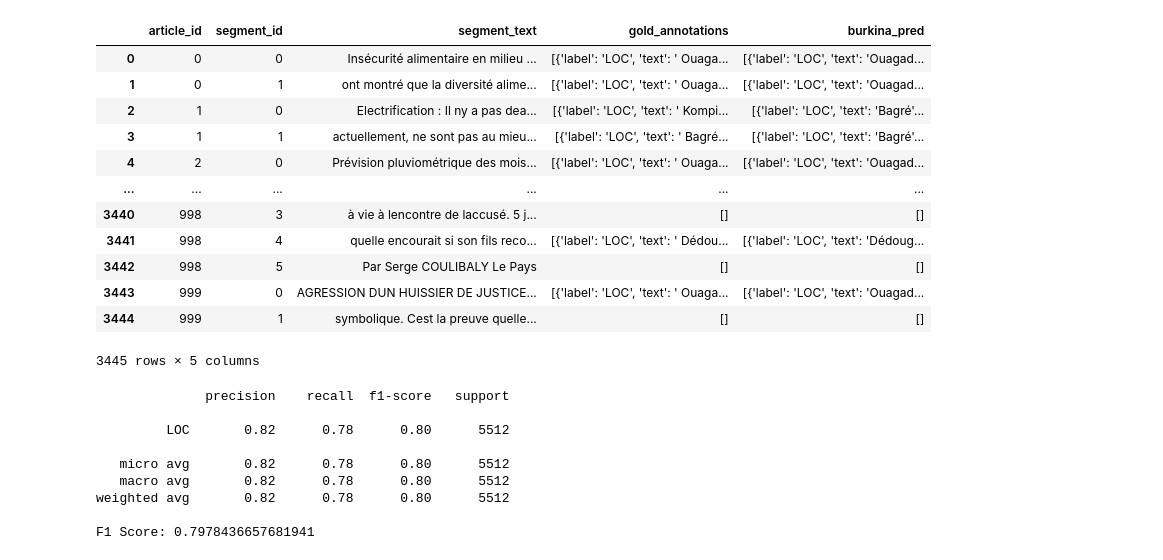
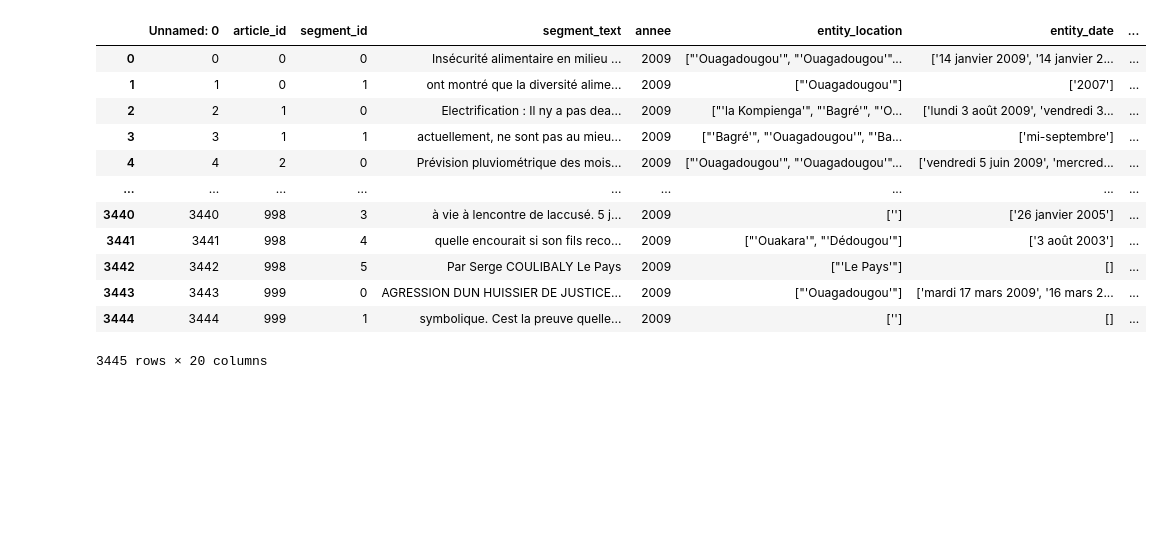
Before and after one commit to CharlemagneBrain/STKG-FS, a Jupyter notebook: Spatial_Annotation_Detection/Spatial_Pipeline.ipynb, the cells around one changed output. Cells and saved outputs as stored; diff of their text form; code cells hidden in the pictures; blank space fills up the shorter version.

```diff
--- a/Spatial_Annotation_Detection/Spatial_Pipeline.ipynb
+++ b/Spatial_Annotation_Detection/Spatial_Pipeline.ipynb
@@ -717,17 +17,0 @@ merged_df_original
-# %%
-metrics_merged_df = merged_df_original[['article_id', 'segment_id', 'segment_text', 'gold_annotations', 'burkina_pred']]
-metrics_merged_df
-# %% [output]
-|  | article_id | segment_id | segment_text | gold_annotations | burkina_pred |
-| 0 | 0 | 0 | Insécurité alimentaire en milieu ... | [{'label': 'LOC', 'text': ' Ouaga... | [{'label': 'LOC', 'text': 'Ouagad... |
-| 1 | 0 | 1 | ont montré que la diversité alime... | [{'label': 'LOC', 'text': ' Ouaga... | [{'label': 'LOC', 'text': 'Ouagad... |
-| 2 | 1 | 0 | Electrification : Il ny a pas dea... | [{'label': 'LOC', 'text': ' Kompi... | [{'label': 'LOC', 'text': 'Bagré'... |
-| 3 | 1 | 1 | actuellement, ne sont pas au mieu... | [{'label': 'LOC', 'text': ' Bagré... | [{'label': 'LOC', 'text': 'Bagré'... |
-| 4 | 2 | 0 | Prévision pluviométrique des mois... | [{'label': 'LOC', 'text': ' Ouaga... | [{'label': 'LOC', 'text': 'Ouagad... |
-| ... | ... | ... | ... | ... | ... |
-| 3440 | 998 | 3 | à vie à lencontre de laccusé. 5 j... | [] | [] |
-| 3441 | 998 | 4 | quelle encourait si son fils reco... | [{'label': 'LOC', 'text': ' Dédou... | [{'label': 'LOC', 'text': 'Dédoug... |
-| 3442 | 998 | 5 | Par Serge COULIBALY Le Pays | [] | [] |
-| 3443 | 999 | 0 | AGRESSION DUN HUISSIER DE JUSTICE... | [{'label': 'LOC', 'text': ' Ouaga... | [{'label': 'LOC', 'text': 'Ouagad... |
-| 3444 | 999 | 1 | symbolique. Cest la preuve quelle... | [] | [] |
-3445 rows × 5 columns
@@ -759,15 +18,17 @@ for index, row in metrics_merged_df.iterrows():
-# %%
-from seqeval.metrics import classification_report, f1_score
-
-print(classification_report(y_true, y_pred))
-print(f'F1 Score: {f1_score(y_true, y_pred)}')
-# %% [output]
-              precision    recall  f1-score   support
-
-         LOC       0.82      0.78      0.80      5512
-
-   micro avg       0.82      0.78      0.80      5512
-   macro avg       0.82      0.78      0.80      5512
-weighted avg       0.82      0.78      0.80      5512
-
-F1 Score: 0.7978436657681941
+# %%
+df_sample = pd.read_csv("./data/df_sample.csv")
+df_sample
+# %% [output]
+|  | Unnamed: 0 | article_id | segment_id | segment_text | annee | entity_location | entity_date | ... |
+| 0 | 0 | 0 | 0 | Insécurité alimentaire en milieu ... | 2009 | ["'Ouagadougou'", "'Ouagadougou'"... | ['14 janvier 2009', '14 janvier 2... | ... |
+| 1 | 1 | 0 | 1 | ont montré que la diversité alime... | 2009 | ["'Ouagadougou'"] | ['2007'] | ... |
+| 2 | 2 | 1 | 0 | Electrification : Il ny a pas dea... | 2009 | ["'la Kompienga'", "'Bagré'", "'O... | ['lundi 3 août 2009', 'vendredi 3... | ... |
+| 3 | 3 | 1 | 1 | actuellement, ne sont pas au mieu... | 2009 | ["'Bagré'", "'Ouagadougou'", "'Ba... | ['mi-septembre'] | ... |
+| 4 | 4 | 2 | 0 | Prévision pluviométrique des mois... | 2009 | ["'Ouagadougou'", "'Ouagadougou'"... | ['vendredi 5 juin 2009', 'mercred... | ... |
+| ... | ... | ... | ... | ... | ... | ... | ... | ... |
+| 3440 | 3440 | 998 | 3 | à vie à lencontre de laccusé. 5 j... | 2009 | [''] | ['26 janvier 2005'] | ... |
+| 3441 | 3441 | 998 | 4 | quelle encourait si son fils reco... | 2009 | ["'Ouakara'", "'Dédougou'"] | ['3 août 2003'] | ... |
+| 3442 | 3442 | 998 | 5 | Par Serge COULIBALY Le Pays | 2009 | ["'Le Pays'"] | [] | ... |
+| 3443 | 3443 | 999 | 0 | AGRESSION DUN HUISSIER DE JUSTICE... | 2009 | ["'Ouagadougou'"] | ['mardi 17 mars 2009', '16 mars 2... | ... |
+| 3444 | 3444 | 999 | 1 | symbolique. Cest la preuve quelle... | 2009 | [''] | [] | ... |
+3445 rows × 20 columns
```
Also changed, not shown: parts of 24 cells of this notebook, 1 other file.
